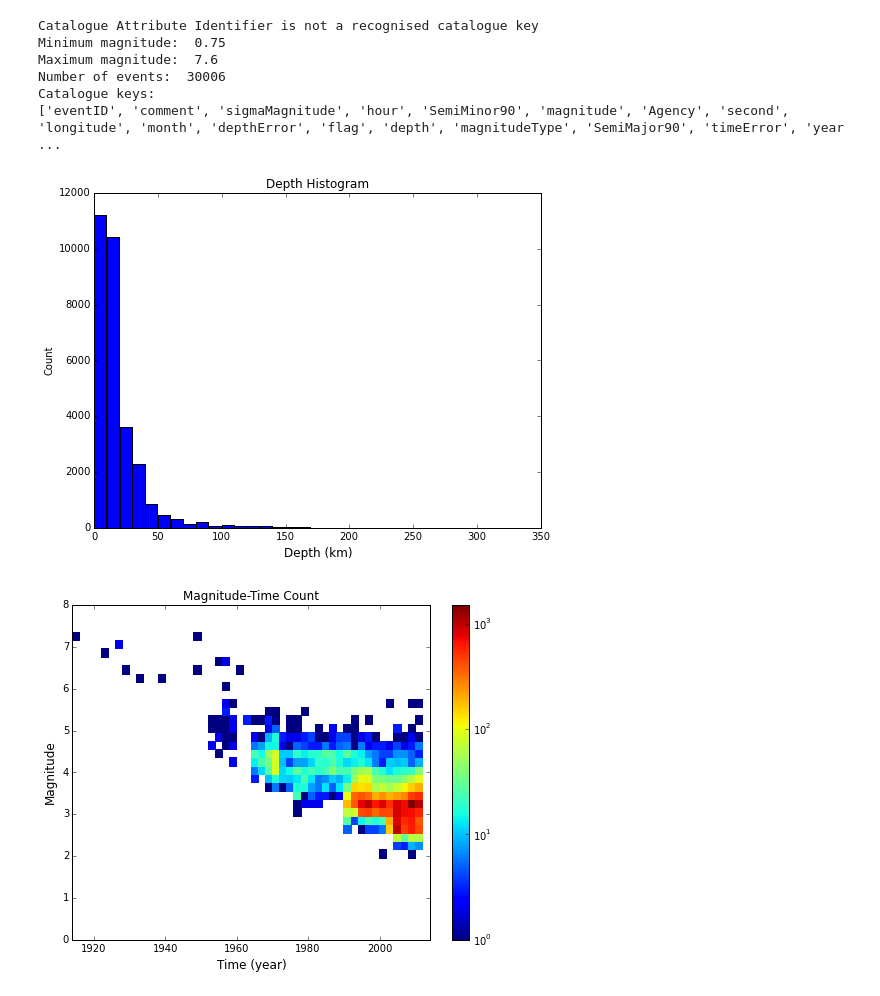
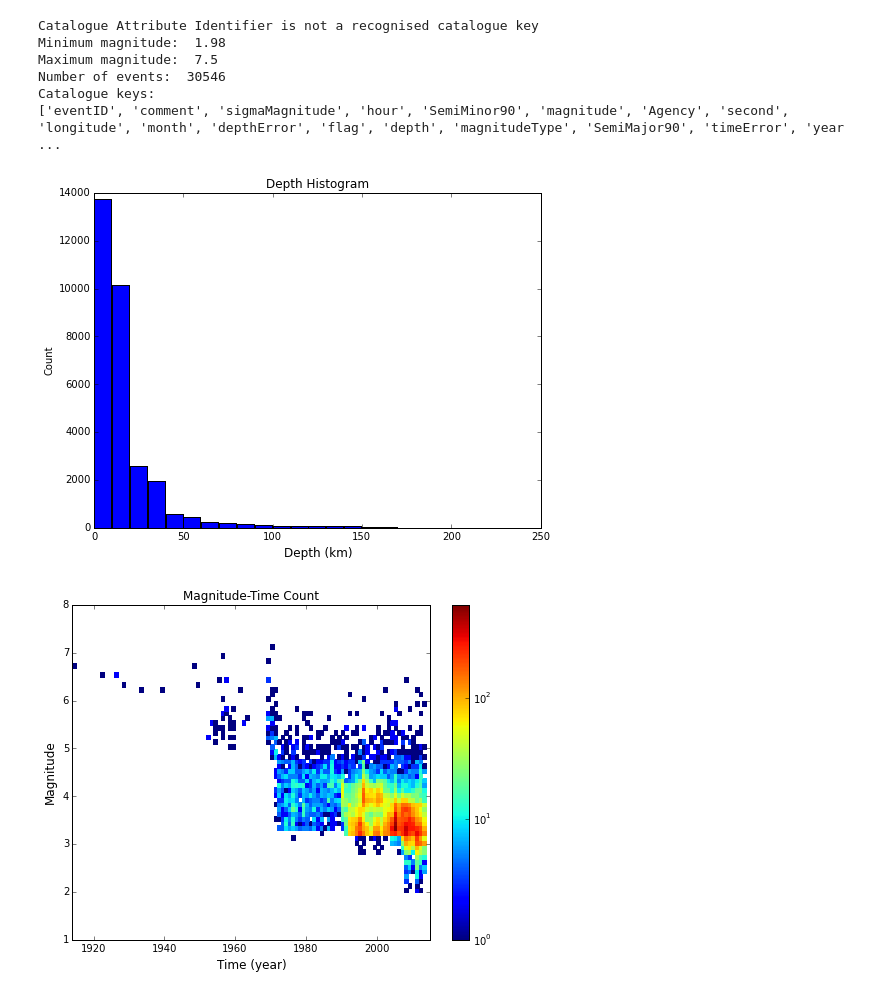
Before and after one commit to nackerley/MarmarisPSHA, a Jupyter notebook: sources/Combine Geometry and Seismicity.ipynb, the cells around one changed output. Cells and saved outputs as stored; diff of their text form; code cells hidden in the pictures.

```diff
--- a/sources/Combine Geometry and Seismicity.ipynb
+++ b/sources/Combine Geometry and Seismicity.ipynb
@@ -21,7 +23,7 @@ target_lon = 28.25
 target_lat = 36.85
 
 sources_file = "../geology/MarmarisNearbySources21.xml"
-catalogue_filename = '../seismicity/output_homogenized_Marmaris.csv'
+catalogue_filename = '../seismicity/Marmaries-catalogue1_homogenised_cleaned.csv'
 # %%
 parser = CsvCatalogueParser(catalogue_filename) # From .csv to hmtk
 
@@ -35,17 +37,17 @@ print 'Catalogue keys: '
 print catalogue.data.keys()
 # %% [output]
 Catalogue Attribute Identifier is not a recognised catalogue key
-Minimum magnitude:  0.75
-Maximum magnitude:  7.6
-Number of events:  30006
+Minimum magnitude:  1.98
+Maximum magnitude:  7.5
+Number of events:  30546
 Catalogue keys:
 ['eventID', 'comment', 'sigmaMagnitude', 'hour', 'SemiMinor90', 'magnitude', 'Agency', 'second', 'longitude', 'month', 'depthError', 'flag', 'depth', 'magnitudeType', 'SemiMajor90', 'timeError', 'year ...
 # %%
 cp.plot_depth_histogram(catalogue, 10)
 # %% [output]
-[figure, old version]
+[figure, new version]
 # %%
-cp.plot_magnitude_time_density(catalogue, 0.2, 2)
+cp.plot_magnitude_time_density(catalogue, 0.1, 1)
 # %% [output]
-[figure, old version]
+[figure, new version]
 # %%
```
Also changed, not shown: parts of 6 cells of this notebook, 5 other files.
